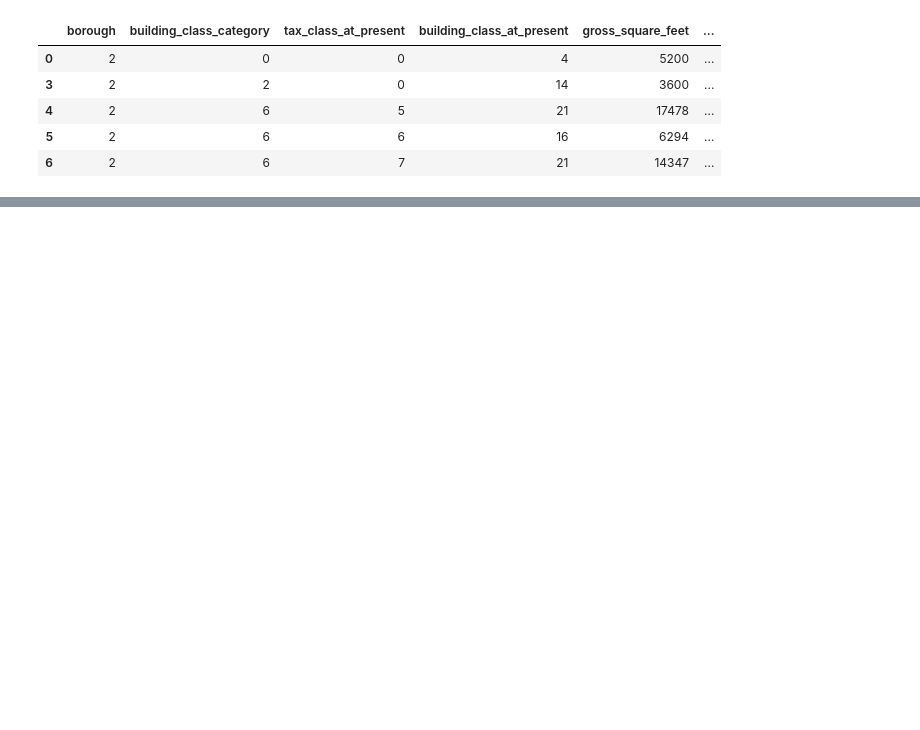
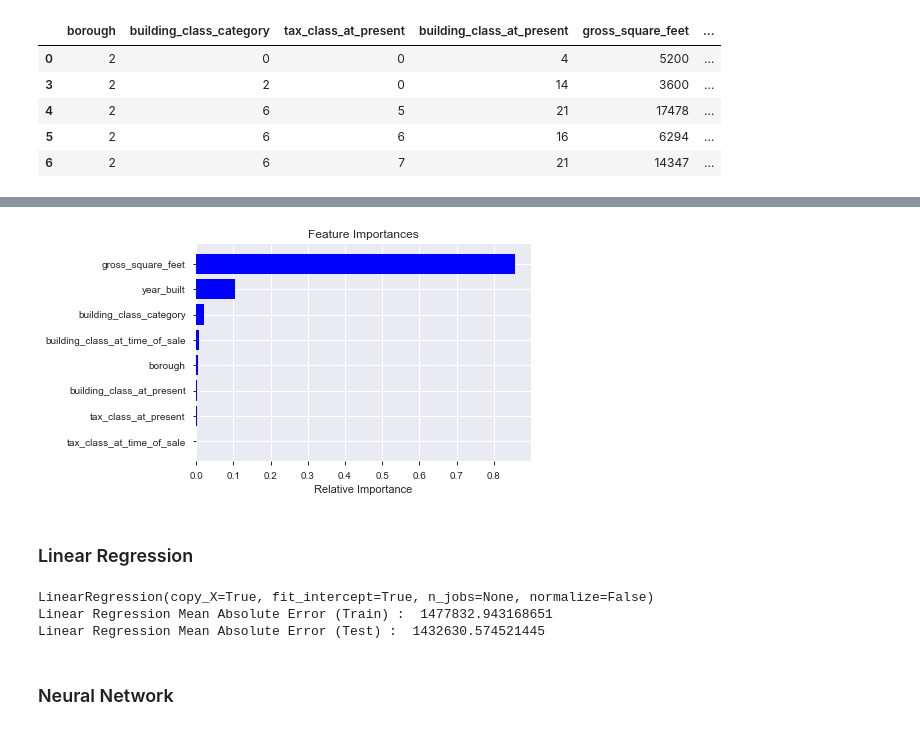
Before and after one commit to kevinchris17/BDAS, a Jupyter notebook: INFOSYS 722 Iteration 3.ipynb, the cells around one changed output, grey strips where cells are left out. Drawn from its saved outputs; the diff is of its cells as text; code cells hidden in the pictures; blank space fills up the shorter version.

```diff
--- a/INFOSYS 722 Iteration 3.ipynb
+++ b/INFOSYS 722 Iteration 3.ipynb
@@ -215,0 +264,8 @@ sales_data.head()
+# %%
+from sklearn.model_selection import train_test_split
+
+X = sales_data.iloc[:,:-3]
+y = sales_data.iloc[:,-3]
+
+#split data set into train and test sets
+data_train, data_test, target_train, target_test = train_test_split(X,y, test_size = 0.30, random_state = 10)
@@ -215,0 +274,11 @@ sales_data.head()
+# %%
+from sklearn.ensemble import RandomForestRegressor
+from sklearn.metrics import mean_absolute_error
+
+regrf = RandomForestRegressor(max_depth=2, random_state=0, n_estimators=100)
+pred_train = regrf.fit(data_train, target_train).predict(data_train)
+pred_test = regrf.fit(data_test, target_test).predict(data_test)
+
+print(regrf)
+print("Random Forest Mean Absolute Error (Train) : ", mean_absolute_error(target_train, pred_train))
+print("Random Forest Mean Absolute Error (Test) : ", mean_absolute_error(target_test, pred_test))
@@ -215,0 +295,30 @@ sales_data.head()
+# %%
+features = list(data_train)
+importances = regrf.feature_importances_
+indices = np.argsort(importances)
+
+plt.title('Feature Importances')
+plt.barh(range(len(indices)), importances[indices], color='b', align='center')
+plt.yticks(range(len(indices)), [features[i] for i in indices])
+plt.xlabel('Relative Importance')
+plt.show()
+# %% [output]
+[figure, added]
+# %% [markdown]
+### Linear Regression
+# %%
+from sklearn import linear_model
+
+reglm = linear_model.LinearRegression()
+pred_train = reglm.fit(data_train, target_train).predict(data_train)
+pred_test = reglm.fit(data_test, target_test).predict(data_test)
+
+print(reglm)
+print("Linear Regression Mean Absolute Error (Train) : ", mean_absolute_error(target_train, pred_train))
+print("Linear Regression Mean Absolute Error (Test) : ", mean_absolute_error(target_test, pred_test))
+# %% [output]
+LinearRegression(copy_X=True, fit_intercept=True, n_jobs=None, normalize=False)
+Linear Regression Mean Absolute Error (Train) :  1477832.943168651
+Linear Regression Mean Absolute Error (Test) :  1432630.574521445
+# %% [markdown]
+### Neural Network
```
Also changed, not shown: parts of 31 cells of this notebook, 1 other file.
